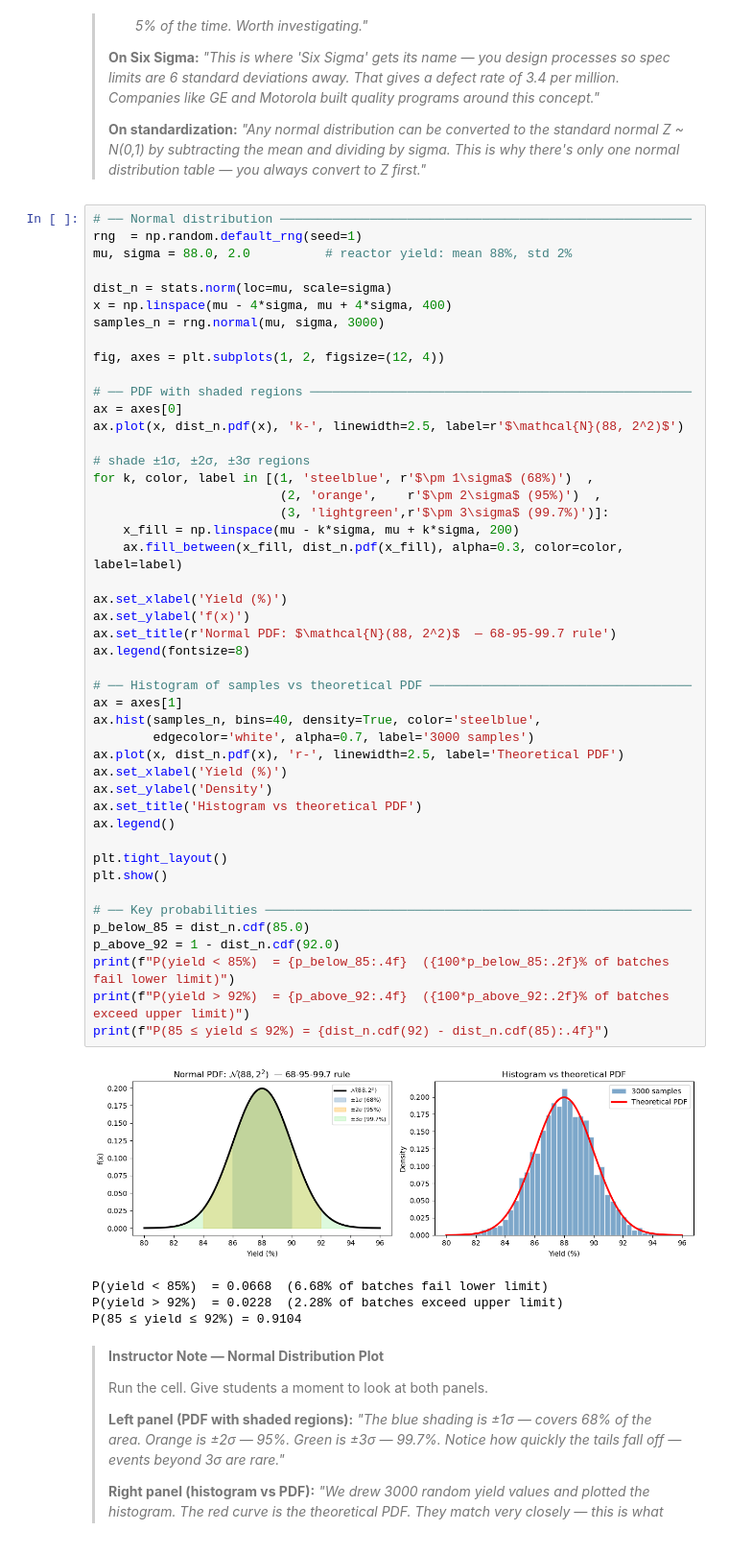
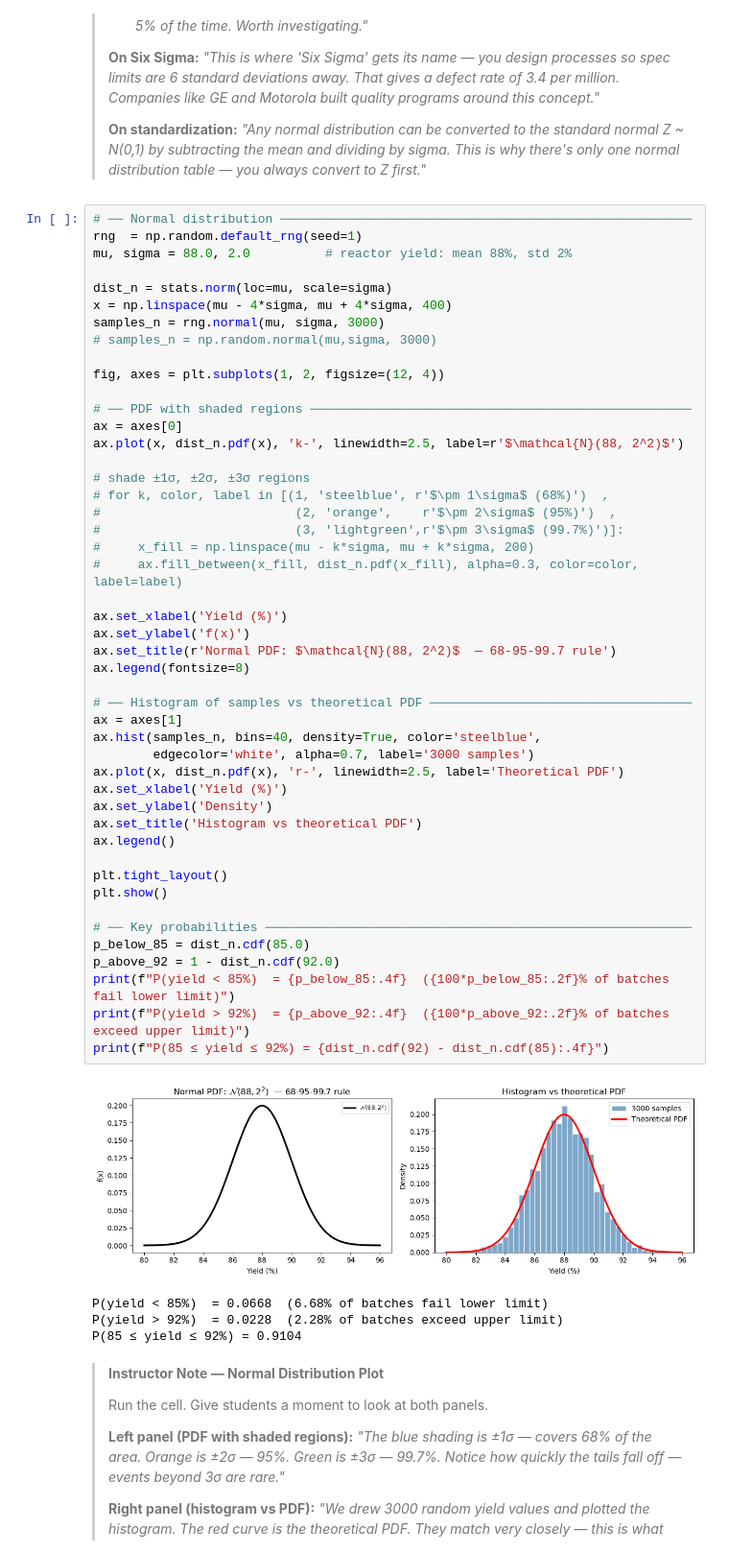
Before and after one commit to ock-group/CHME212-2026-Spring, a Jupyter notebook: _sources/docs/chapter13/13_notebook-lecture.ipynb, the cells around one changed output. Shown at 96% size. Cells and saved outputs as stored; diff of their text form.

```diff
--- a/_sources/docs/chapter13/13_notebook-lecture.ipynb
+++ b/_sources/docs/chapter13/13_notebook-lecture.ipynb
@@ -679,6 +728,7 @@ mu, sigma = 88.0, 2.0          # reactor yield: mean 88%, std 2%
 dist_n = stats.norm(loc=mu, scale=sigma)
 x = np.linspace(mu - 4*sigma, mu + 4*sigma, 400)
 samples_n = rng.normal(mu, sigma, 3000)
+# samples_n = np.random.normal(mu,sigma, 3000)
 
 fig, axes = plt.subplots(1, 2, figsize=(12, 4))
 
@@ -686,39 +736,39 @@ fig, axes = plt.subplots(1, 2, figsize=(12, 4))
 ax = axes[0]
 ax.plot(x, dist_n.pdf(x), 'k-', linewidth=2.5, label=r'$\mathcal{N}(88, 2^2)$')
 
 # shade ±1σ, ±2σ, ±3σ regions
-for k, color, label in [(1, 'steelblue', r'$\pm 1\sigma$ (68%)')  ,
-                         (2, 'orange',    r'$\pm 2\sigma$ (95%)')  ,
-                         (3, 'lightgreen',r'$\pm 3\sigma$ (99.7%)')]:
-    x_fill = np.linspace(mu - k*sigma, mu + k*sigma, 200)
-    ax.fill_between(x_fill, dist_n.pdf(x_fill), alpha=0.3, color=color, label=label)
+# for k, color, label in [(1, 'steelblue', r'$\pm 1\sigma$ (68%)')  ,
+#                          (2, 'orange',    r'$\pm 2\sigma$ (95%)')  ,
+#                          (3, 'lightgreen',r'$\pm 3\sigma$ (99.7%)')]:
+#     x_fill = np.linspace(mu - k*sigma, mu + k*sigma, 200)
+#     ax.fill_between(x_fill, dist_n.pdf(x_fill), alpha=0.3, color=color, label=label)
 
 ax.set_xlabel('Yield (%)')
 ax.set_ylabel('f(x)')
 ax.set_title(r'Normal PDF: $\mathcal{N}(88, 2^2)$  — 68-95-99.7 rule')
 ax.legend(fontsize=8)
 
 # ── Histogram of samples vs theoretical PDF ───────────────────────────────────
 ax = axes[1]
 ax.hist(samples_n, bins=40, density=True, color='steelblue',
         edgecolor='white', alpha=0.7, label='3000 samples')
 ax.plot(x, dist_n.pdf(x), 'r-', linewidth=2.5, label='Theoretical PDF')
 ax.set_xlabel('Yield (%)')
 ax.set_ylabel('Density')
 ax.set_title('Histogram vs theoretical PDF')
 ax.legend()
 
 plt.tight_layout()
 plt.show()
 
 # ── Key probabilities ─────────────────────────────────────────────────────────
 p_below_85 = dist_n.cdf(85.0)
 p_above_92 = 1 - dist_n.cdf(92.0)
 print(f"P(yield < 85%)  = {p_below_85:.4f}  ({100*p_below_85:.2f}% of batches fail lower limit)")
 print(f"P(yield > 92%)  = {p_above_92:.4f}  ({100*p_above_92:.2f}% of batches exceed upper limit)")
 print(f"P(85 ≤ yield ≤ 92%) = {dist_n.cdf(92) - dist_n.cdf(85):.4f}")
 # %% [output]
-[figure, old version]
+[figure, new version]
 P(yield < 85%)  = 0.0668  (6.68% of batches fail lower limit)
 P(yield > 92%)  = 0.0228  (2.28% of batches exceed upper limit)
 P(85 ≤ yield ≤ 92%) = 0.9104
```
Also changed, not shown: parts of 8 cells of this notebook, 10 other files.
